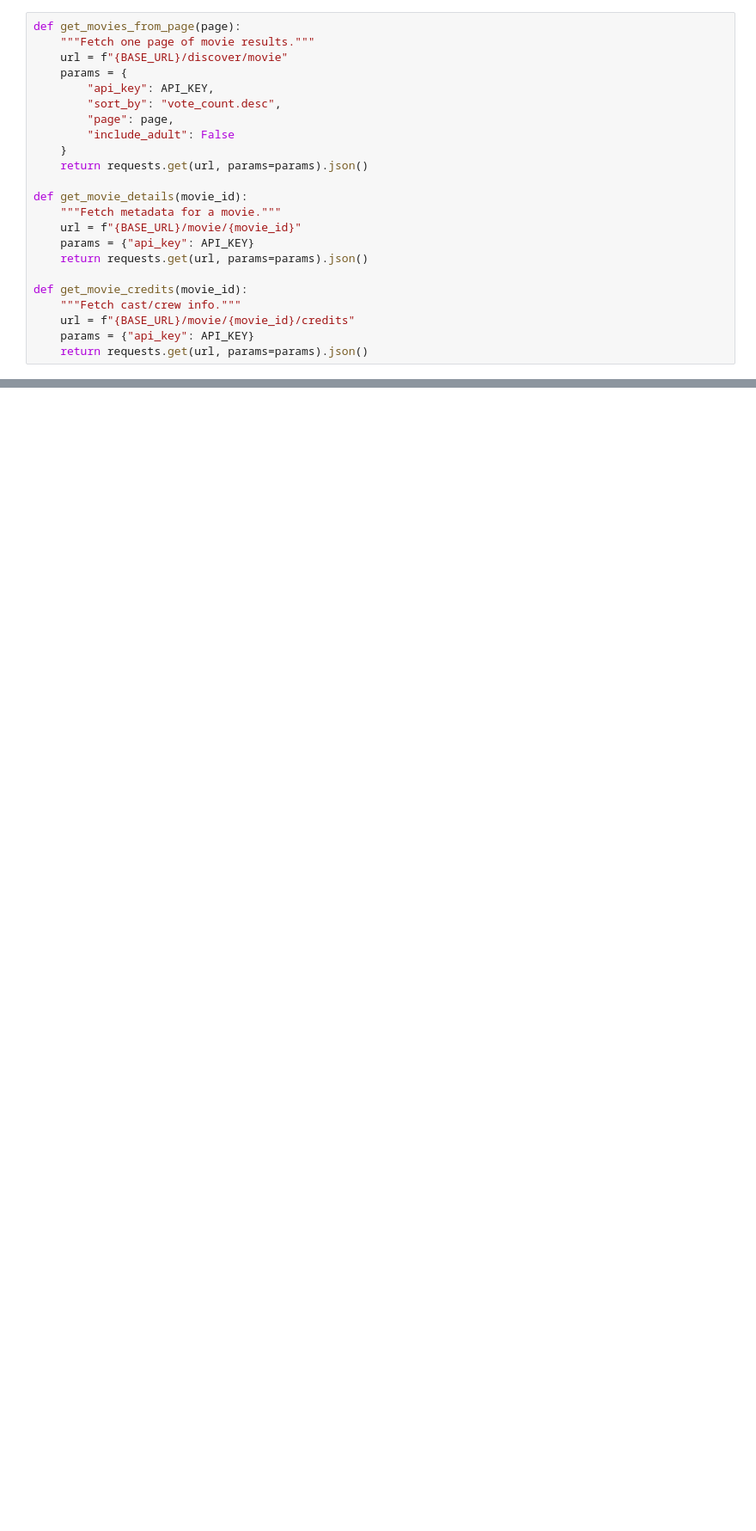
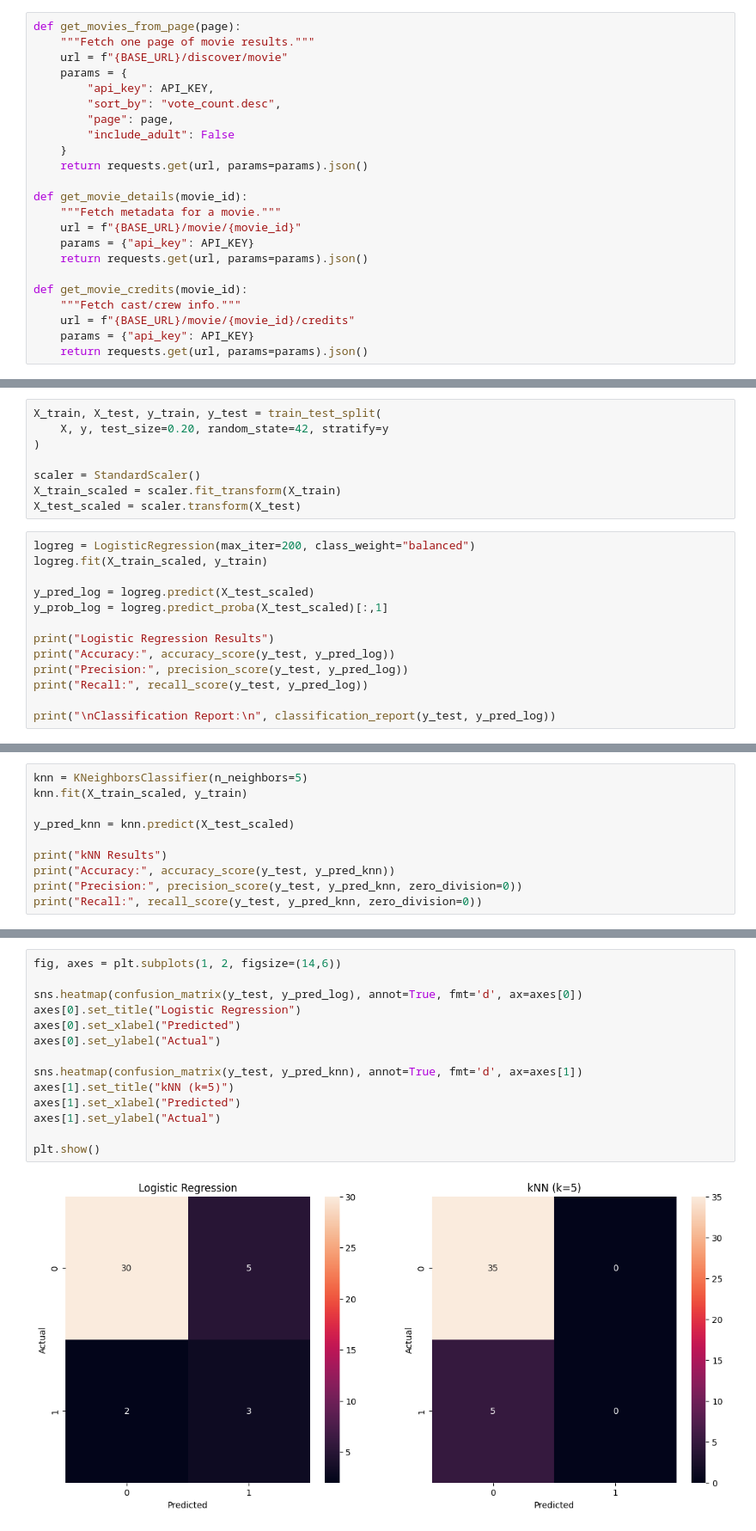
Before and after one commit to Kwanjk/tmdb-supervised-learning, a Jupyter notebook: TimelessMovie.ipynb, the cells around one changed output, grey strips where cells are left out. Shown: that part at 86% size. Cells and saved outputs as stored; diff of their text form; blank space fills up the shorter version.

```diff
--- a/TimelessMovie.ipynb
+++ b/TimelessMovie.ipynb
@@ -130,0 +136,21 @@ API KEY: None
+# %%
+X_train, X_test, y_train, y_test = train_test_split(
+    X, y, test_size=0.20, random_state=42, stratify=y
+)
+
+scaler = StandardScaler()
+X_train_scaled = scaler.fit_transform(X_train)
+X_test_scaled = scaler.transform(X_test)
+# %%
+logreg = LogisticRegression(max_iter=200, class_weight="balanced")
+logreg.fit(X_train_scaled, y_train)
+
+y_pred_log = logreg.predict(X_test_scaled)
+y_prob_log = logreg.predict_proba(X_test_scaled)[:,1]
+
+print("Logistic Regression Results")
+print("Accuracy:", accuracy_score(y_test, y_pred_log))
+print("Precision:", precision_score(y_test, y_pred_log))
+print("Recall:", recall_score(y_test, y_pred_log))
+
+print("\nClassification Report:\n", classification_report(y_test, y_pred_log))
@@ -130,0 +172,10 @@ API KEY: None
+# %%
+knn = KNeighborsClassifier(n_neighbors=5)
+knn.fit(X_train_scaled, y_train)
+
+y_pred_knn = knn.predict(X_test_scaled)
+
+print("kNN Results")
+print("Accuracy:", accuracy_score(y_test, y_pred_knn))
+print("Precision:", precision_score(y_test, y_pred_knn, zero_division=0))
+print("Recall:", recall_score(y_test, y_pred_knn, zero_division=0))
@@ -130,0 +187,16 @@ API KEY: None
+# %%
+fig, axes = plt.subplots(1, 2, figsize=(14,6))
+
+sns.heatmap(confusion_matrix(y_test, y_pred_log), annot=True, fmt='d', ax=axes[0])
+axes[0].set_title("Logistic Regression")
+axes[0].set_xlabel("Predicted")
+axes[0].set_ylabel("Actual")
+
+sns.heatmap(confusion_matrix(y_test, y_pred_knn), annot=True, fmt='d', ax=axes[1])
+axes[1].set_title("kNN (k=5)")
+axes[1].set_xlabel("Predicted")
+axes[1].set_ylabel("Actual")
+
+plt.show()
+# %% [output]
+[figure, added]
```
Also changed, not shown: parts of 8 cells of this notebook, 2 other files.
